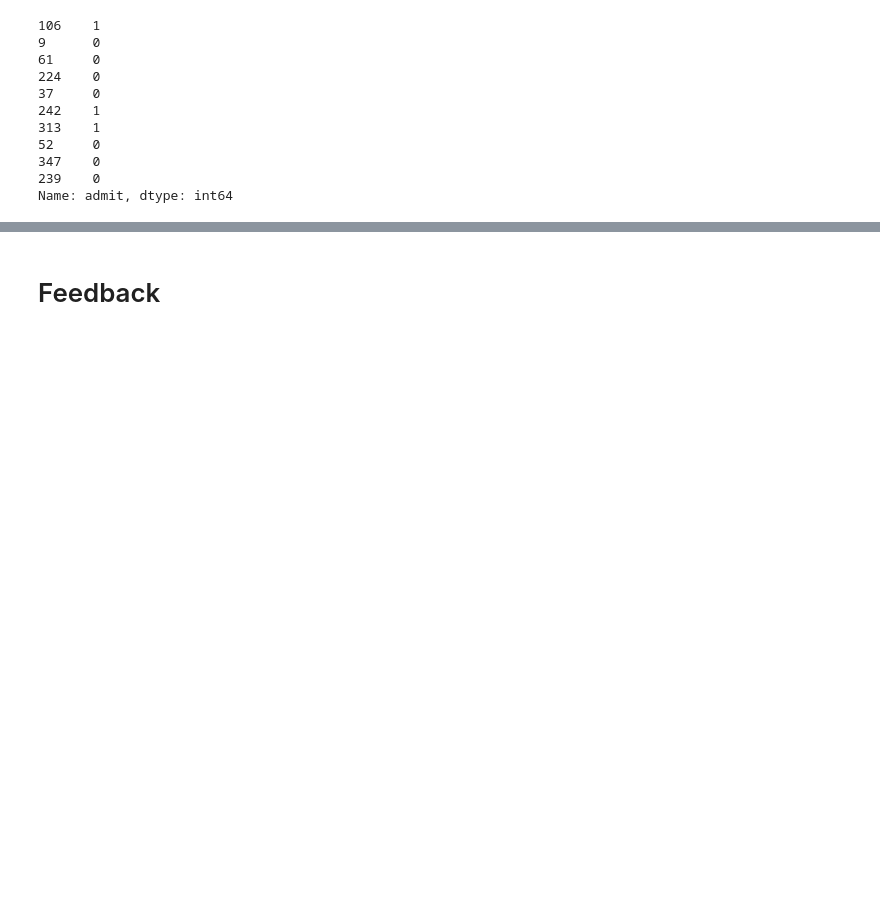
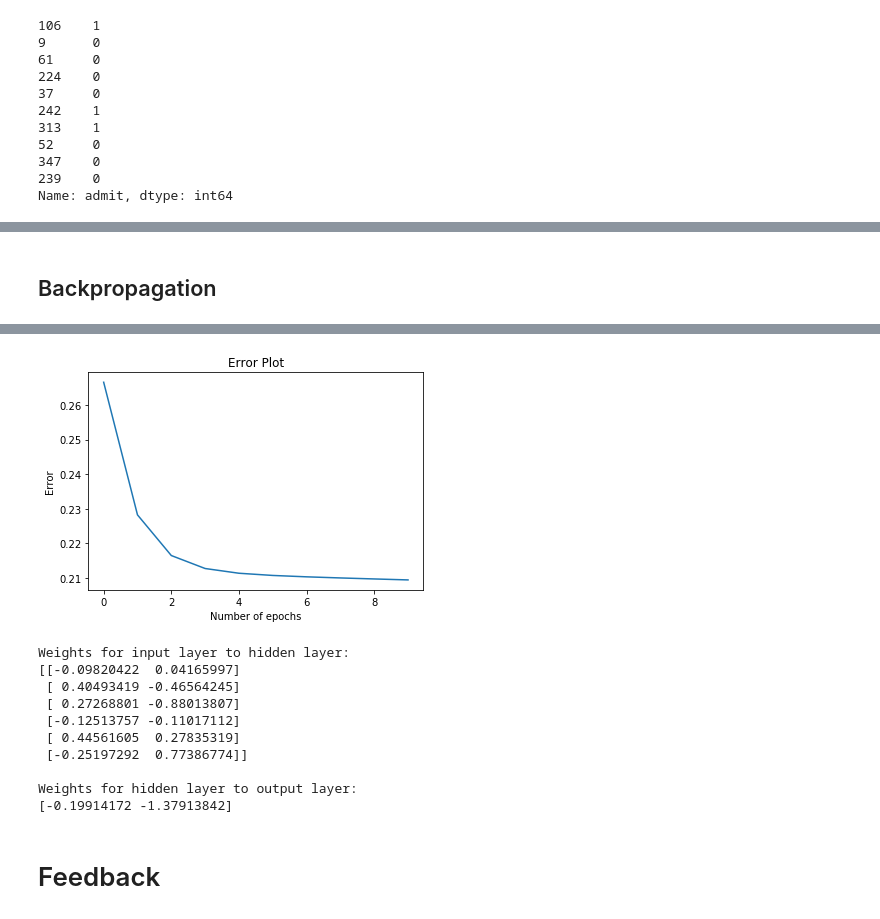
Before and after one commit to ferlopezm94/neural-networks-intro, a Jupyter notebook: Part2.ipynb, the cells around one changed output, grey strips where cells are left out. Drawn from its saved outputs; the diff is of its cells as text; code cells hidden in the pictures; blank space fills up the shorter version.

```diff
--- a/Part2.ipynb
+++ b/Part2.ipynb
@@ -588,0 +626,67 @@ Name: admit, dtype: int64
+# %% [markdown]
+## Backpropagation
+# %%
+errors = []
+
+for e in range(epochs):
+    for x, y in zip(features.values, targets):
+        ## Forward pass ##
+        # Calculate the output
+        hidden_output = sigmoid(np.dot(x, weights_input_to_hidden))
+        output = sigmoid(np.dot(hidden_output, weights_hidden_to_output))
+
+        ## Backward pass ##
+        # Calculate the network's prediction error
+        error = y - output
+
+        # Calculate error term for the output unit
+        output_error_term = error * output * (1 - output)
+
+        # Calculate the hidden layer's contribution to the error
+        hidden_error = weights_hidden_to_output * output_error_term
+
+        # Calculate error term for the hidden layer
+        hidden_error_term = hidden_error * hidden_output * (1 - hidden_output)
+
+        # Update weights
+        delta_weights_hidden_to_output = learnrate * output_error_term * hidden_output
+        delta_weights_input_to_hidden = learnrate * hidden_error_term * x[:, None]
+
+        weights_hidden_to_output += delta_weights_hidden_to_output
+        weights_input_to_hidden += delta_weights_input_to_hidden
+
+    # Printing out the mean square error on the training set
+    if e % (epochs / 10) == 0:
+        print("\n========== Epoch", e,"==========")
+        hidden_output = sigmoid(np.dot(features, weights_input_to_hidden))
+        output = sigmoid(np.dot(hidden_output, weights_hidden_to_output))
+
+        loss = np.mean((output - targets) ** 2)
+        errors.append(loss)
+
+        if last_loss and last_loss < loss:
+            print("Train loss: ", loss, "  WARNING - Loss Increasing")
+        else:
+            print("Train loss: ", loss)
+
+        last_loss = loss
+
+# Calculate accuracy on test data
+hidden = np.dot(features_test, weights_input_to_hidden)
+output = np.dot(hidden, weights_hidden_to_output)
+predictions = output > 0.5
+accuracy = np.mean(predictions == targets_test)
+print("Prediction accuracy: {:.3f}".format(accuracy))
+
+# Plotting the error
+plt.title("Error Plot")
+plt.ylabel('Error')
+plt.xlabel('Number of epochs')
+plt.plot(errors)
+plt.show()
+
+print('Weights for input layer to hidden layer:')
+print(weights_input_to_hidden)
+print('\nWeights for hidden layer to output layer:')
+print(weights_hidden_to_output)
+# %% [output]
@@ -589,2 +710,13 @@ Name: admit, dtype: int64
+[figure, added]
+Weights for input layer to hidden layer:
+[[-0.09820422  0.04165997]
+ [ 0.40493419 -0.46564245]
+ [ 0.27268801 -0.88013807]
+ [-0.12513757 -0.11017112]
+ [ 0.44561605  0.27835319]
+ [-0.25197292  0.77386774]]
+
+Weights for hidden layer to output layer:
+[-0.19914172 -1.37913842]
 # %% [markdown]
 # Feedback
```
Also changed, not shown: parts of 5 cells of this notebook.
